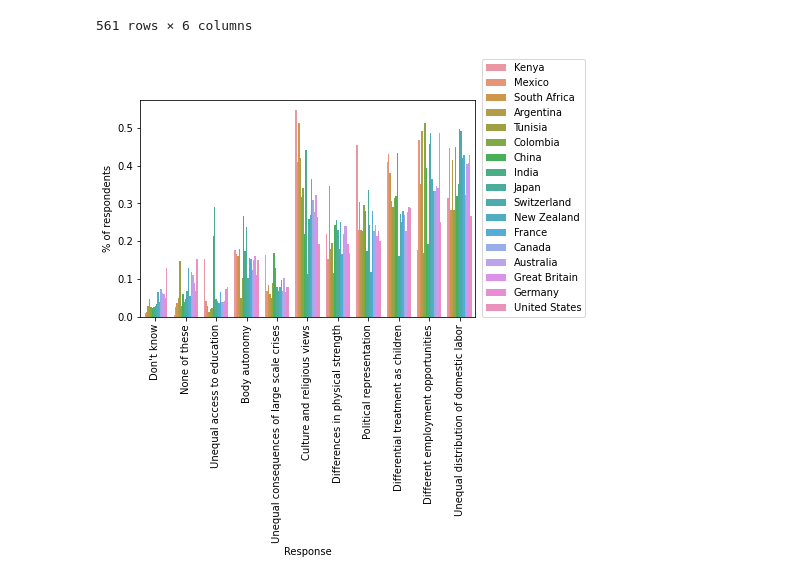
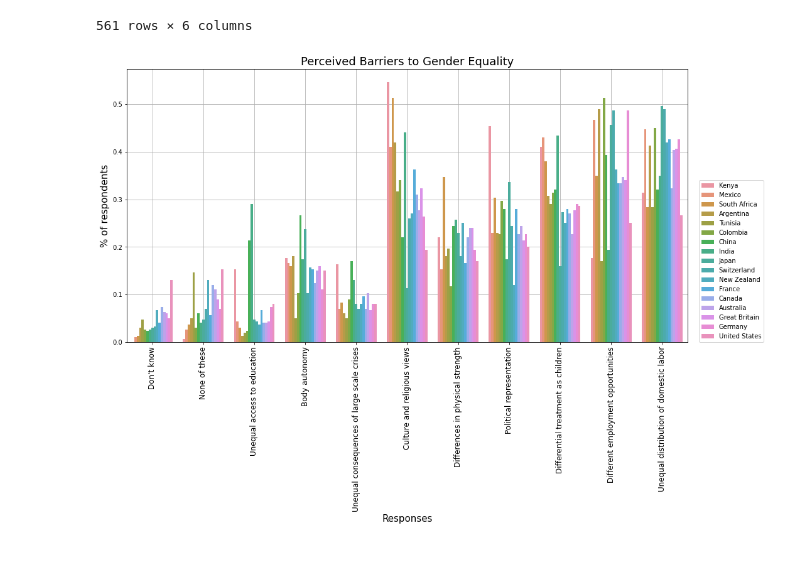
Before and after one commit to dantrainor9/perceived-obstacles-to-gender-equality, a Jupyter notebook: Data_Viz_Makeover_Monday_01.ipynb, the cells around one changed output. Saved outputs shown, nothing was run; the diff lists cells and outputs as text; code cells hidden in the pictures.

```diff
--- a/Data_Viz_Makeover_Monday_01.ipynb
+++ b/Data_Viz_Makeover_Monday_01.ipynb
@@ -34,9 +34,14 @@ df['Response']=df['Response'].apply(lambda x: response_dictionary[x])
 # %%
 responses = df.groupby(['Response', 'Country']).mean().reset_index()
 responses = responses.sort_values(by='% of respondents')
 
-sns.barplot(data=responses, x='Response', y='% of respondents', hue='Country')
-plt.xticks(rotation=90)
+plt.figure(figsize=(16,8))
+sns.barplot(data=responses, x='Response', y='% of respondents', hue='Country', zorder=3)
+plt.xticks(rotation=90, fontsize=12)
+plt.xlabel('Responses', fontsize=15)
+plt.ylabel('% of respondents', fontsize=15)
+plt.title('Perceived Barriers to Gender Equality', fontsize=18)
+plt.grid(zorder=0)
 plt.legend(loc=(1.02,0));
 # %% [output]
-[figure, old version]
+[figure, new version]
```
